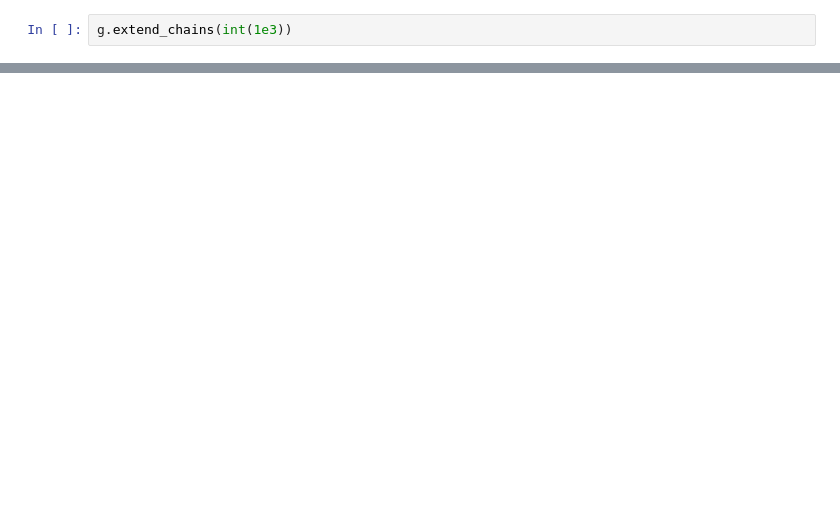
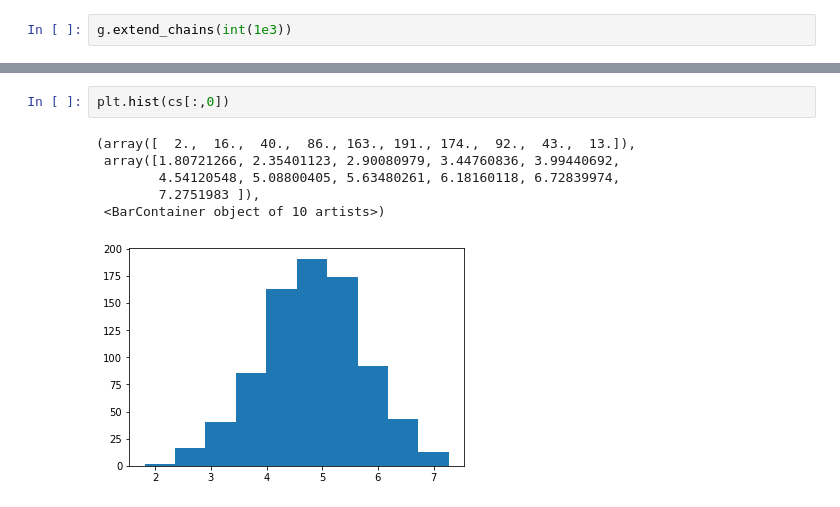
Before and after one commit to jacopok/notes, a Jupyter notebook: ap_third_semester/astrostat_homework/exercise_7.ipynb, the cells around one changed output, grey strips where cells are left out. Drawn from its saved outputs; the diff is of its cells as text; blank space fills up the shorter version.

```diff
--- a/ap_third_semester/astrostat_homework/exercise_7.ipynb
+++ b/ap_third_semester/astrostat_homework/exercise_7.ipynb
@@ -129,0 +165,9 @@ array([[ 4.96714153, -1.38264301],
+# %%
+plt.hist(cs[:,0])
+# %% [output]
+(array([  2.,  16.,  40.,  86., 163., 191., 174.,  92.,  43.,  13.]),
+ array([1.80721266, 2.35401123, 2.90080979, 3.44760836, 3.99440692,
+        4.54120548, 5.08800405, 5.63480261, 6.18160118, 6.72839974,
+        7.2751983 ]),
+ <BarContainer object of 10 artists>)
+[figure, added]
```
Also changed, not shown: parts of 15 cells of this notebook, 1 other file.
